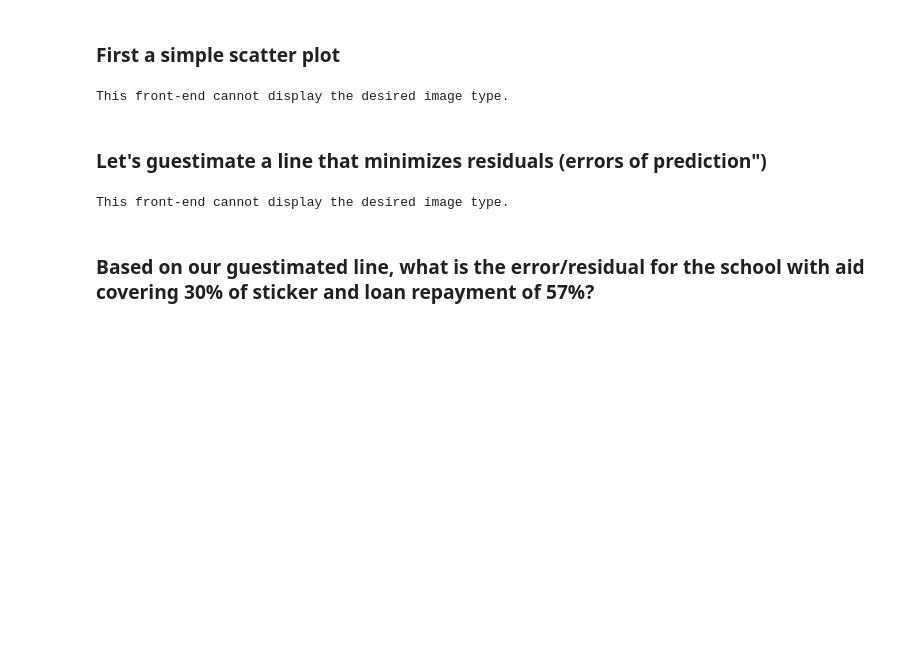
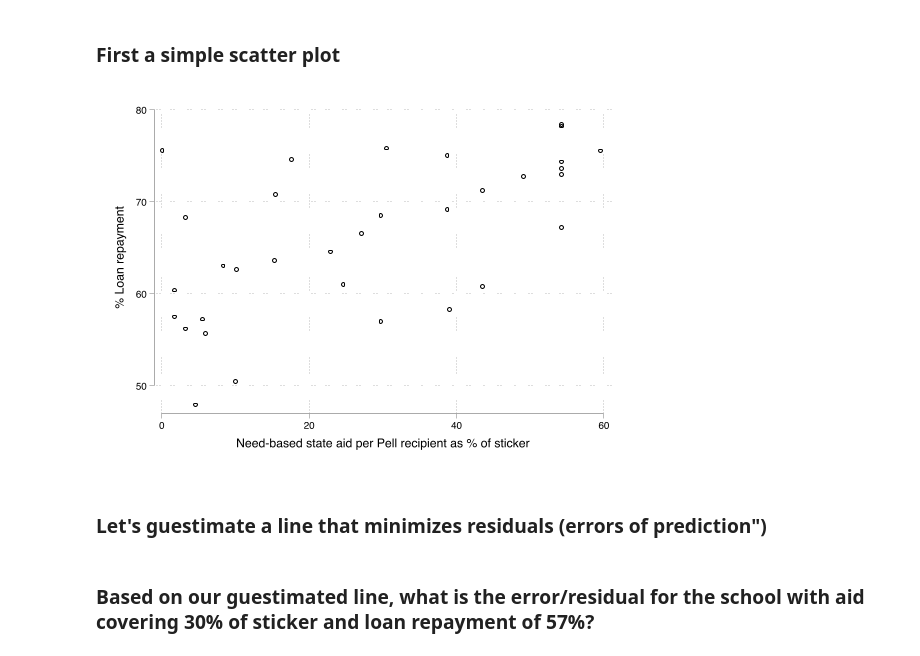
Before and after one commit to charlieeatonphd/Graduate-Statistics-and-Data-Science-for-Sociology, a Jupyter notebook: week5/w5lecture_ols.ipynb, the cells around one changed output. Saved outputs shown, nothing was run; the diff lists cells and outputs as text; code cells hidden in the pictures; blank space fills up the shorter version.

```diff
--- a/week5/w5lecture_ols.ipynb
+++ b/week5/w5lecture_ols.ipynb
@@ -175,18 +172,16 @@ import delimited using loanrepay2013_highestresearch.csv, clear case(preserve)
 # %%
 tw scatter Y_lo_inc_rpy X_aid_bysticker, ///
 ytitle("% Loan repayment") ///
-xtitle("Need-based state aid per Pell recipient as % of sticker")
+xtitle("Need-based state aid per Pell recipient as % of sticker") scheme(plotplainblind)
 # %% [output]
-This front-end cannot display the desired image type.
+[figure, added]
 # %% [markdown]
 ### Let's guestimate a line that minimizes residuals (errors of prediction")
 # %%
 tw (scatter Y_lo_inc_rpy X_aid_bysticker) ///
-(function y = 56.5 + (.5 * x), range(0 60) color(red)), ///
+(function y = ____ + (____ * x), range(0 60) color(red)), ///
 ytitle("% Loan repayment") ///
-xtitle("Need-based state aid per Pell recipient as % of sticker") legend(off)
+xtitle("Need-based state aid per Pell recipient as % of sticker") legend(off) scheme(plotplainblind)
-# %% [output]
-This front-end cannot display the desired image type.
 # %% [markdown]
 ### Based on our guestimated line, what is the error/residual for the school with aid covering 30% of sticker and loan repayment of 57%?
 # %%
```
Also changed, not shown: parts of 17 cells of this notebook, 2 other files.
